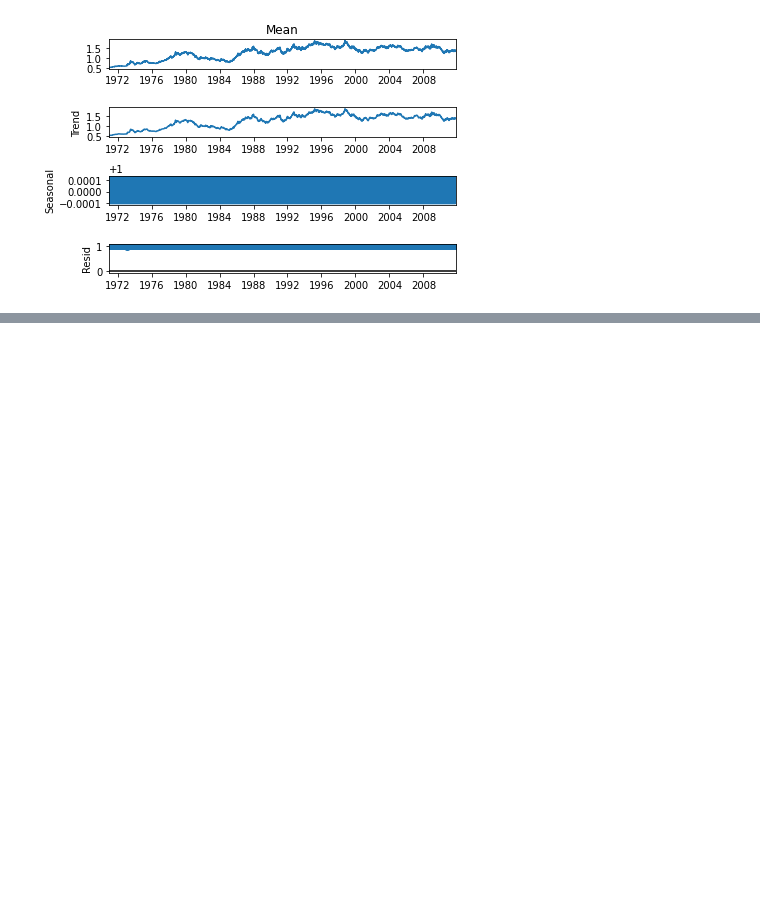
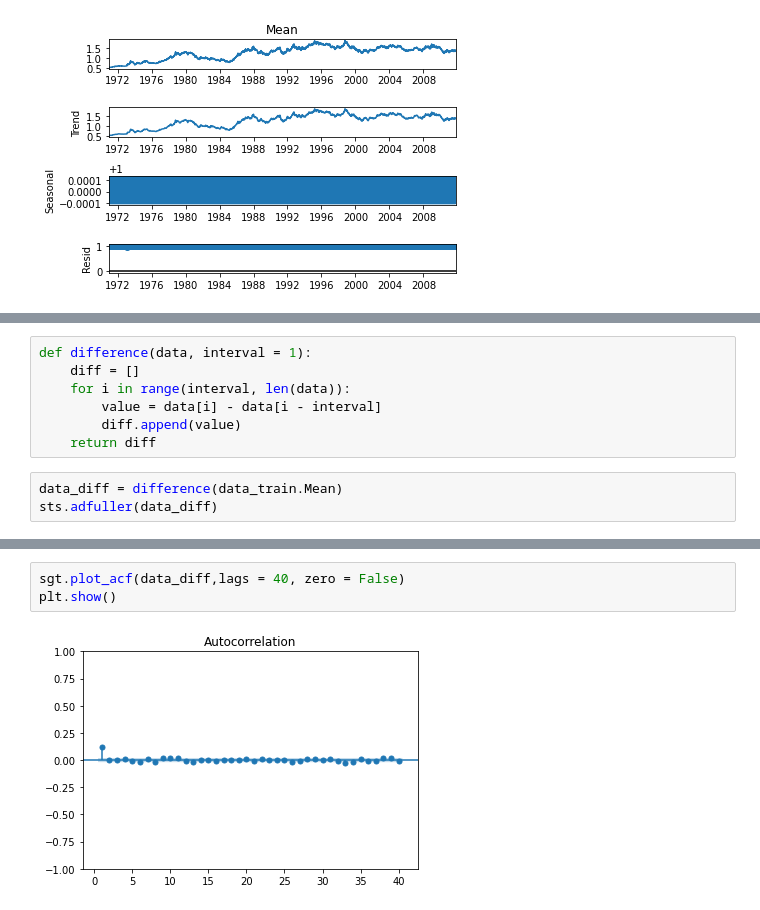
Before and after one commit to mrokooie/ForexAnalysis, a Jupyter notebook: ForexDateTime.ipynb, the cells around one changed output, grey strips where cells are left out. Saved outputs shown, nothing was run; the diff lists cells and outputs as text; blank space fills up the shorter version.

```diff
--- a/ForexDateTime.ipynb
+++ b/ForexDateTime.ipynb
@@ -308,0 +326,10 @@ plt.show()
+# %%
+def difference(data, interval = 1):
+    diff = []
+    for i in range(interval, len(data)):
+        value = data[i] - data[i - interval]
+        diff.append(value)
+    return diff
+# %%
+data_diff = difference(data_train.Mean)
+sts.adfuller(data_diff)
@@ -308,0 +345,5 @@ plt.show()
+# %%
+sgt.plot_acf(data_diff,lags = 40, zero = False)
+plt.show()
+# %% [output]
+[figure, added]
```
Also changed, not shown: parts of 16 cells of this notebook.
